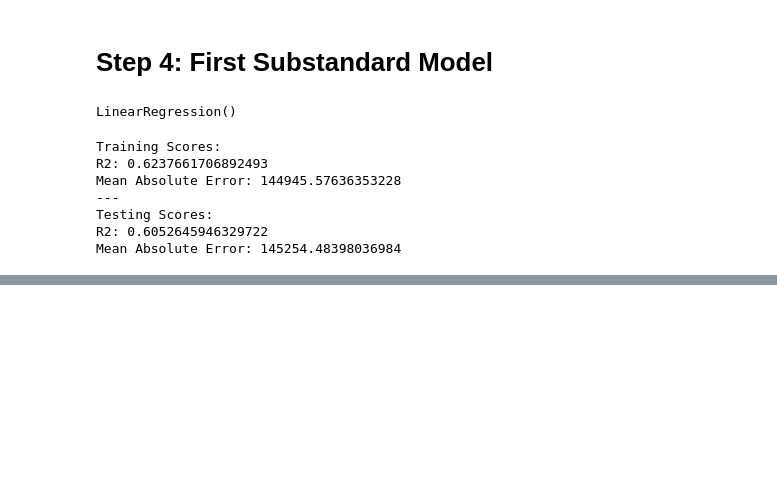
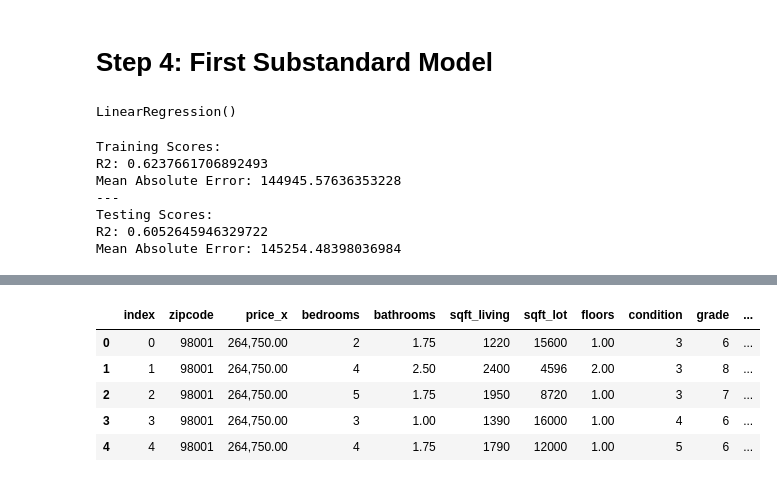
Before and after one commit to alexiskedo/Predicting-Seattle-Home-Sales, a Jupyter notebook: Kedo_Ames_Housing_Notebook.ipynb, the cells around one changed output, grey strips where cells are left out. Saved outputs shown, nothing was run; the diff lists cells and outputs as text; code cells hidden in the pictures; blank space fills up the shorter version.

```diff
--- a/Kedo_Ames_Housing_Notebook.ipynb
+++ b/Kedo_Ames_Housing_Notebook.ipynb
@@ -261,0 +351,2 @@ Mean Absolute Error: 145254.48398036984
+# %%
+zip_group = zip_group['price'].reset_index()
@@ -261,0 +362,11 @@ Mean Absolute Error: 145254.48398036984
+# %%
+# Join zip_group with train df
+joined_zip = pd.merge(zip_group, traindf, how = 'inner', on='zipcode').reset_index()
+joined_zip.head()
+# %% [output]
+|  | index | zipcode | price_x | bedrooms | bathrooms | sqft_living | sqft_lot | floors | condition | grade | ... |
+| 0 | 0 | 98001 | 264,750.00 | 2 | 1.75 | 1220 | 15600 | 1.00 | 3 | 6 | ... |
+| 1 | 1 | 98001 | 264,750.00 | 4 | 2.50 | 2400 | 4596 | 2.00 | 3 | 8 | ... |
+| 2 | 2 | 98001 | 264,750.00 | 5 | 1.75 | 1950 | 8720 | 1.00 | 3 | 7 | ... |
+| 3 | 3 | 98001 | 264,750.00 | 3 | 1.00 | 1390 | 16000 | 1.00 | 4 | 6 | ... |
+| 4 | 4 | 98001 | 264,750.00 | 4 | 1.75 | 1790 | 12000 | 1.00 | 5 | 6 | ... |
```
Also changed, not shown: parts of 41 cells of this notebook, 2 other files.
